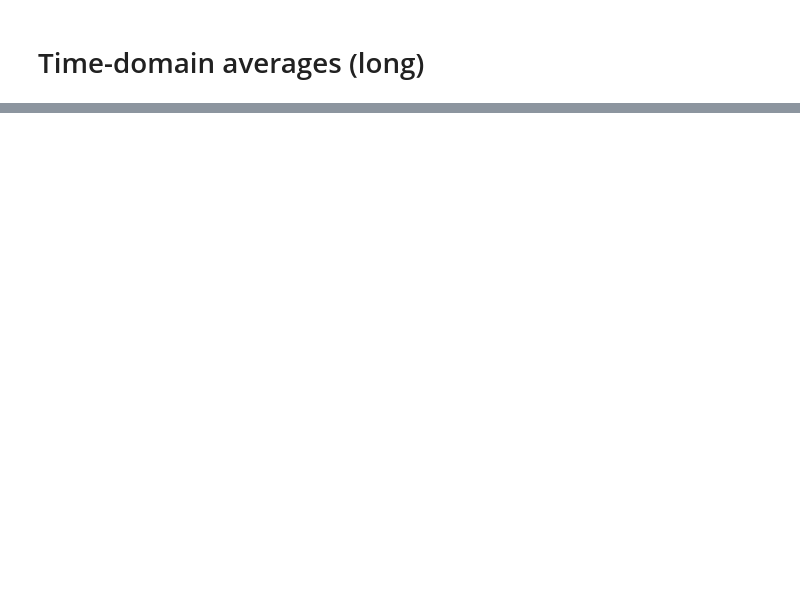
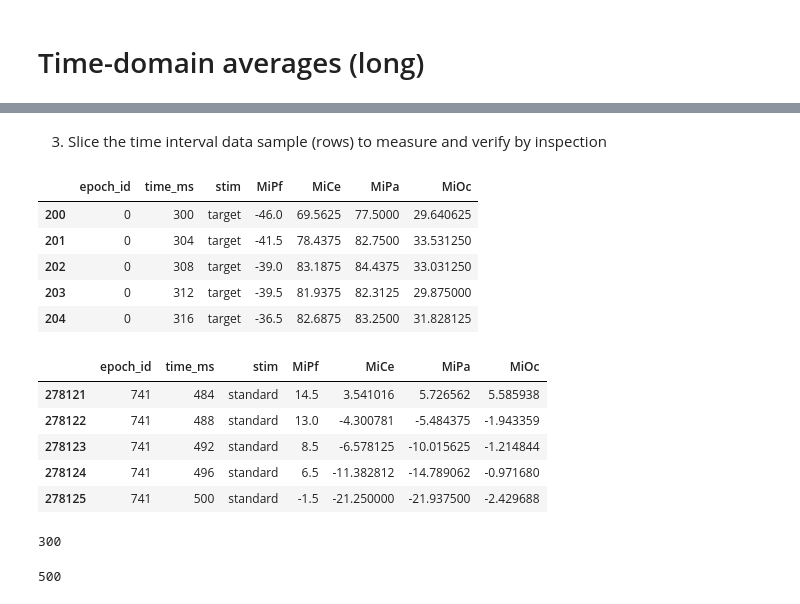
Before and after one commit to turbach/spudtr, a Jupyter notebook: docs/user_guide/gallery/gallery.ipynb, the cells around one changed output, grey strips where cells are left out. Saved outputs shown, nothing was run; the diff lists cells and outputs as text; code cells hidden in the pictures; blank space fills up the shorter version.

```diff
--- a/docs/user_guide/gallery/gallery.ipynb
+++ b/docs/user_guide/gallery/gallery.ipynb
@@ -90,0 +154,23 @@ pd.DataFrame(subsets_long)
+# %% [markdown]
+3. Slice the time interval data sample (rows) to measure and verify by inspection
+# %%
+mid_300_500 = mid.query("time_ms >= 300 and time_ms <= 500")
+
+display(mid_300_500.head())
+display(mid_300_500.tail())
+display(mid_300_500["time_ms"].min(), mid_300_500["time_ms"].max())
+# %% [output]
+|  | epoch_id | time_ms | stim | MiPf | MiCe | MiPa | MiOc |
+| 200 | 0 | 300 | target | -46.0 | 69.5625 | 77.5000 | 29.640625 |
+| 201 | 0 | 304 | target | -41.5 | 78.4375 | 82.7500 | 33.531250 |
+| 202 | 0 | 308 | target | -39.0 | 83.1875 | 84.4375 | 33.031250 |
+| 203 | 0 | 312 | target | -39.5 | 81.9375 | 82.3125 | 29.875000 |
+| 204 | 0 | 316 | target | -36.5 | 82.6875 | 83.2500 | 31.828125 |
+|  | epoch_id | time_ms | stim | MiPf | MiCe | MiPa | MiOc |
+| 278121 | 741 | 484 | standard | 14.5 | 3.541016 | 5.726562 | 5.585938 |
+| 278122 | 741 | 488 | standard | 13.0 | -4.300781 | -5.484375 | -1.943359 |
+| 278123 | 741 | 492 | standard | 8.5 | -6.578125 | -10.015625 | -1.214844 |
+| 278124 | 741 | 496 | standard | 6.5 | -11.382812 | -14.789062 | -0.971680 |
+| 278125 | 741 | 500 | standard | -1.5 | -21.250000 | -21.937500 | -2.429688 |
+300
+500
```
Also changed, not shown: parts of 17 cells of this notebook.
